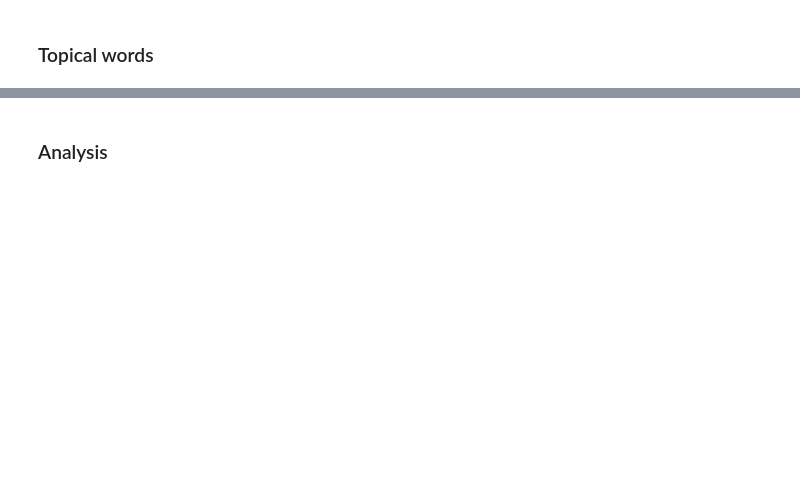
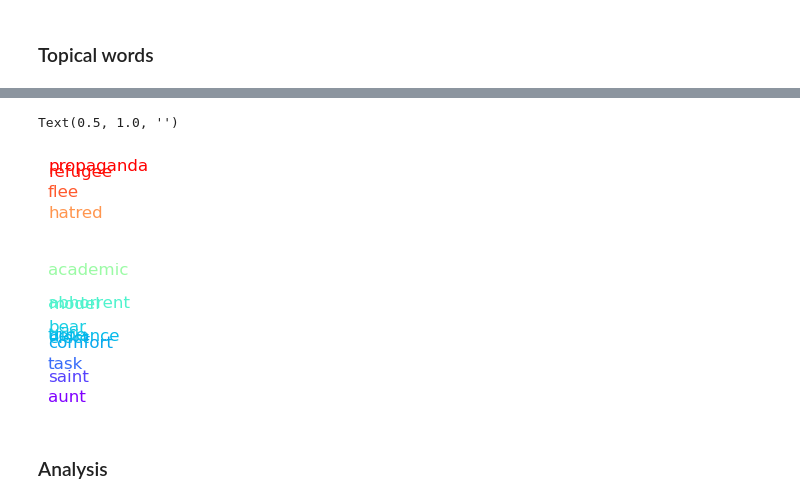
Before and after one commit to macs30122-winter24/final-project-chattbd, a Jupyter notebook: Text_analyzer.ipynb, the cells around one changed output, grey strips where cells are left out. Saved outputs shown, nothing was run; the diff lists cells and outputs as text; code cells hidden in the pictures; blank space fills up the shorter version.

```diff
--- a/Text_analyzer.ipynb
+++ b/Text_analyzer.ipynb
@@ -79,0 +160,11 @@ verbs_in_sm = [word for word in verbs if word in social_media_model.wv.vocab]
+# %%
+import matplotlib.pyplot as plt
+
+#graph example of dimension
+fig = plt.figure(figsize = (5,3))
+ax1 = fig.add_subplot(131)
+PlotDimension(ax1, EmotionDF_news, 'Dimension')
+ax1.set_title('')
+# %% [output]
+Text(0.5, 1.0, '')
+[figure, added]
```
Also changed, not shown: parts of 34 cells of this notebook.
